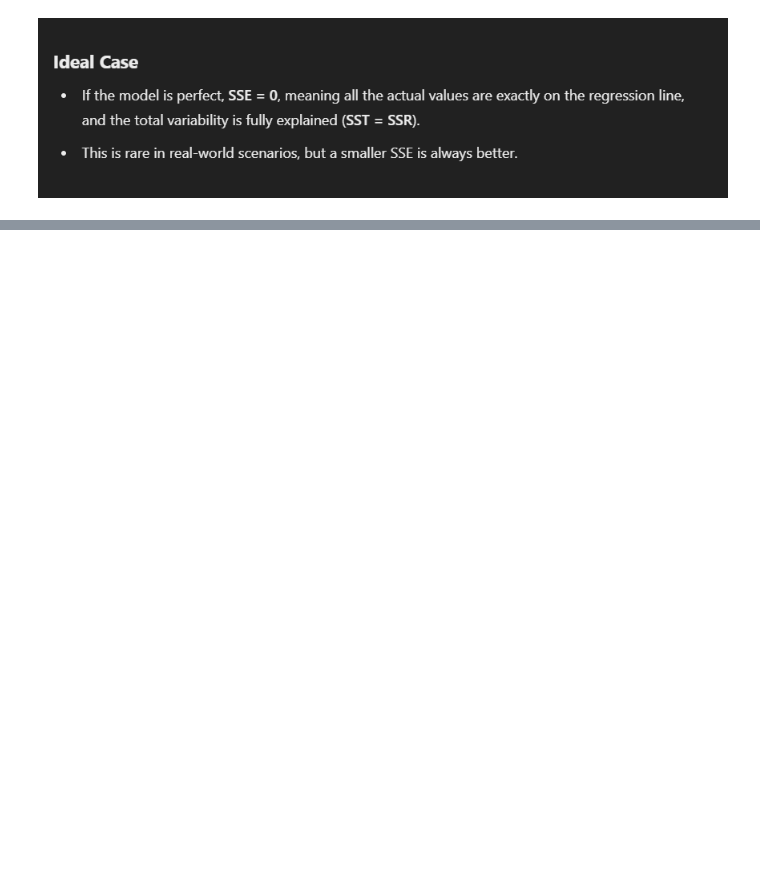
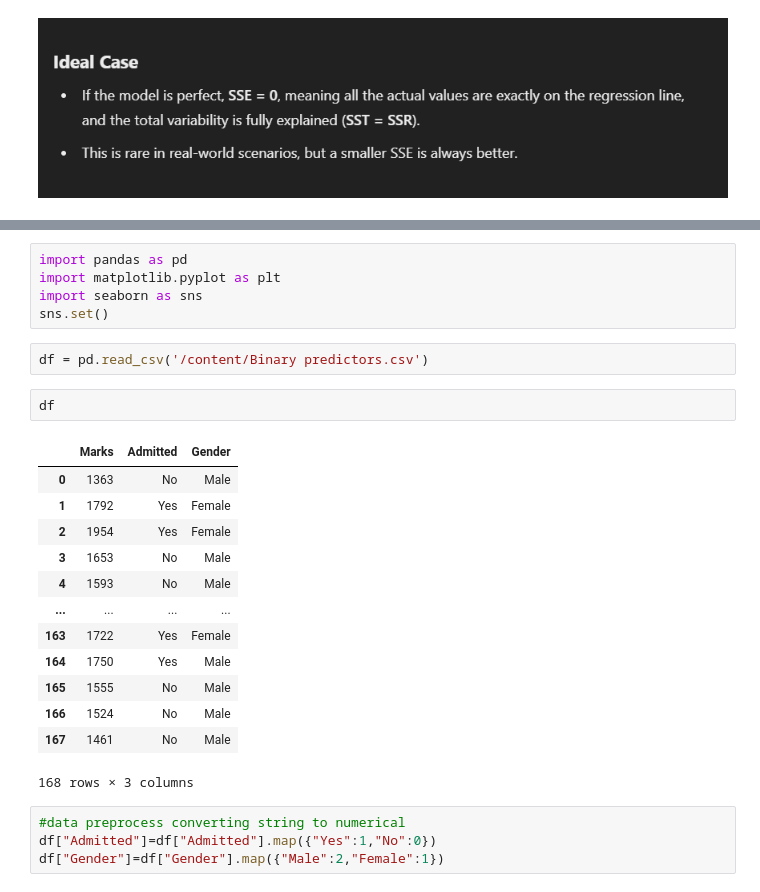
Before and after one commit to vigneshwarjayabal/AI_And_Ml, a Jupyter notebook: Regression.ipynb, the cells around one changed output, grey strips where cells are left out. Saved outputs shown, nothing was run; the diff lists cells and outputs as text; blank space fills up the shorter version.

```diff
--- a/Regression.ipynb
+++ b/Regression.ipynb
@@ -254,0 +263,27 @@ plt.show()
+# %%
+import pandas as pd
+import matplotlib.pyplot as plt
+import seaborn as sns
+sns.set()
+# %%
+df = pd.read_csv('/content/Binary predictors.csv')
+# %%
+df
+# %% [output]
+|  | Marks | Admitted | Gender |
+| 0 | 1363 | No | Male |
+| 1 | 1792 | Yes | Female |
+| 2 | 1954 | Yes | Female |
+| 3 | 1653 | No | Male |
+| 4 | 1593 | No | Male |
+| ... | ... | ... | ... |
+| 163 | 1722 | Yes | Female |
+| 164 | 1750 | Yes | Male |
+| 165 | 1555 | No | Male |
+| 166 | 1524 | No | Male |
+| 167 | 1461 | No | Male |
+168 rows × 3 columns
+# %%
+#data preprocess converting string to numerical
+df["Admitted"]=df["Admitted"].map({"Yes":1,"No":0})
+df["Gender"]=df["Gender"].map({"Male":2,"Female":1})
```
Also changed, not shown: parts of 59 cells of this notebook.
